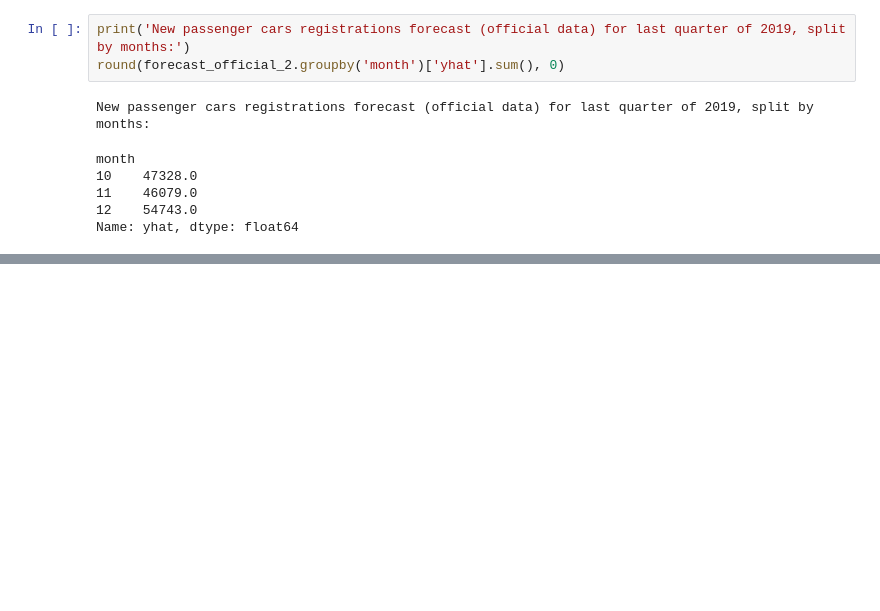
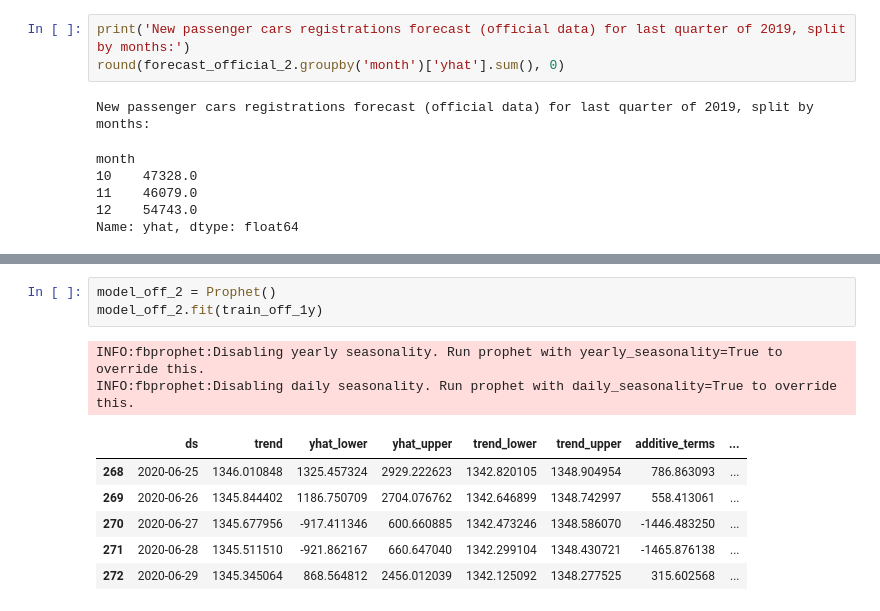
Before and after one commit to pszysz/Daily_registrations, a Jupyter notebook: Daily_regs.ipynb, the cells around one changed output, grey strips where cells are left out. Saved outputs shown, nothing was run; the diff lists cells and outputs as text; blank space fills up the shorter version.

```diff
--- a/Daily_regs.ipynb
+++ b/Daily_regs.ipynb
@@ -266,0 +288,12 @@ Name: yhat, dtype: float64
+# %%
+model_off_2 = Prophet()
+model_off_2.fit(train_off_1y)
+# %% [output]
+INFO:fbprophet:Disabling yearly seasonality. Run prophet with yearly_seasonality=True to override this.
+INFO:fbprophet:Disabling daily seasonality. Run prophet with daily_seasonality=True to override this.
+|  | ds | trend | yhat_lower | yhat_upper | trend_lower | trend_upper | additive_terms | ... |
+| 268 | 2020-06-25 | 1346.010848 | 1325.457324 | 2929.222623 | 1342.820105 | 1348.904954 | 786.863093 | ... |
+| 269 | 2020-06-26 | 1345.844402 | 1186.750709 | 2704.076762 | 1342.646899 | 1348.742997 | 558.413061 | ... |
+| 270 | 2020-06-27 | 1345.677956 | -917.411346 | 600.660885 | 1342.473246 | 1348.586070 | -1446.483250 | ... |
+| 271 | 2020-06-28 | 1345.511510 | -921.862167 | 660.647040 | 1342.299104 | 1348.430721 | -1465.876138 | ... |
+| 272 | 2020-06-29 | 1345.345064 | 868.564812 | 2456.012039 | 1342.125092 | 1348.277525 | 315.602568 | ... |
```
Also changed, not shown: parts of 12 cells of this notebook.
